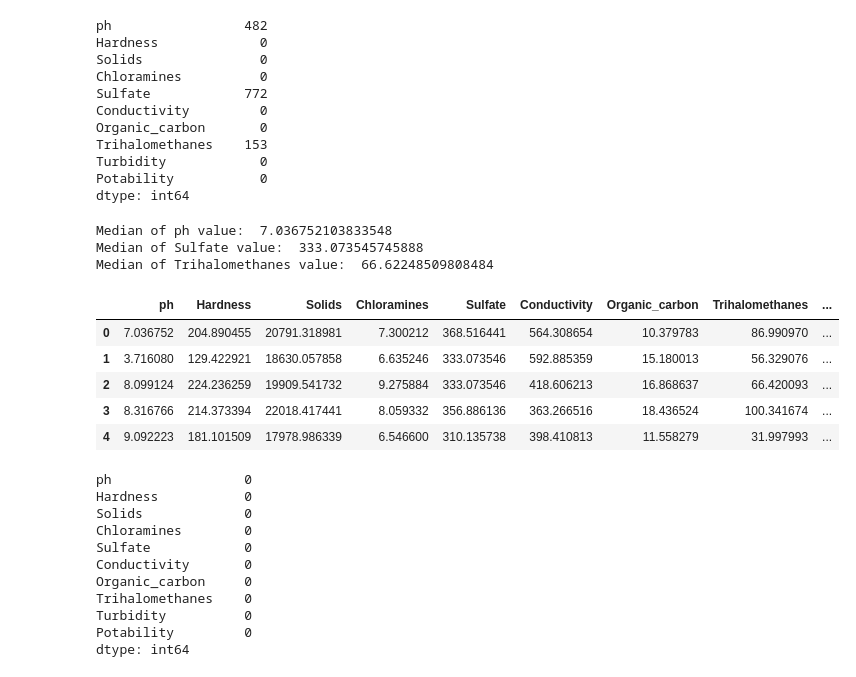
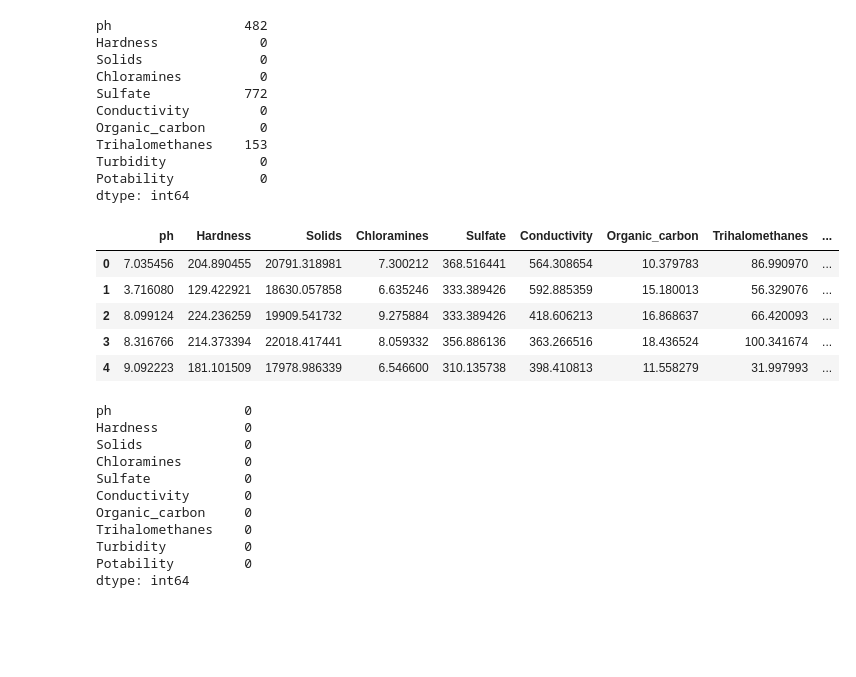
Before and after one commit to himashax/ML_Assignment2_IT19128696_IT19156170_IT19134468, a Jupyter notebook: IT19128696_IT19156170_IT19134468.ipynb, the cells around one changed output. Saved outputs shown, nothing was run; the diff lists cells and outputs as text; code cells hidden in the pictures; blank space fills up the shorter version.

Commit message:
Replaced Missing values

```diff
--- a/IT19128696_IT19156170_IT19134468.ipynb
+++ b/IT19128696_IT19156170_IT19134468.ipynb
@@ -96,25 +96,18 @@ Trihalomethanes    153
 Turbidity            0
 Potability           0
 dtype: int64
-# %%
-print('Median of ph value: ', dataset['ph'].median())
-print('Median of Sulfate value: ', dataset['Sulfate'].median())
-print('Median of Trihalomethanes value: ', dataset['Trihalomethanes'].median())
-# %% [output]
-Median of ph value:  7.036752103833548
-Median of Sulfate value:  333.073545745888
-Median of Trihalomethanes value:  66.62248509808484
 # %%
-dataset['ph'] = dataset['ph'].fillna(dataset['ph'].median())
-dataset['Sulfate'] = dataset['Sulfate'].fillna(dataset['Sulfate'].median())
-dataset['Trihalomethanes'] = dataset['Trihalomethanes'].fillna(dataset['Trihalomethanes'].median())
+# Replace the null values with the corresponding median value
+for column in dataset.columns:
+    dataset.loc[(dataset["Potability"]==1) & (dataset[column].isnull()),column] = dataset[dataset["Potability"]==1][column].median()
+    dataset.loc[(dataset["Potability"]==0) & (dataset[column].isnull()),column] = dataset[dataset["Potability"]==0][column].median()
 
 dataset.head()
 # %% [output]
 |  | ph | Hardness | Solids | Chloramines | Sulfate | Conductivity | Organic_carbon | Trihalomethanes | ... |
-| 0 | 7.036752 | 204.890455 | 20791.318981 | 7.300212 | 368.516441 | 564.308654 | 10.379783 | 86.990970 | ... |
-| 1 | 3.716080 | 129.422921 | 18630.057858 | 6.635246 | 333.073546 | 592.885359 | 15.180013 | 56.329076 | ... |
-| 2 | 8.099124 | 224.236259 | 19909.541732 | 9.275884 | 333.073546 | 418.606213 | 16.868637 | 66.420093 | ... |
+| 0 | 7.035456 | 204.890455 | 20791.318981 | 7.300212 | 368.516441 | 564.308654 | 10.379783 | 86.990970 | ... |
+| 1 | 3.716080 | 129.422921 | 18630.057858 | 6.635246 | 333.389426 | 592.885359 | 15.180013 | 56.329076 | ... |
+| 2 | 8.099124 | 224.236259 | 19909.541732 | 9.275884 | 333.389426 | 418.606213 | 16.868637 | 66.420093 | ... |
 | 3 | 8.316766 | 214.373394 | 22018.417441 | 8.059332 | 356.886136 | 363.266516 | 18.436524 | 100.341674 | ... |
 | 4 | 9.092223 | 181.101509 | 17978.986339 | 6.546600 | 310.135738 | 398.410813 | 11.558279 | 31.997993 | ... |
 # %%
```
Also changed, not shown: parts of 14 cells of this notebook.
